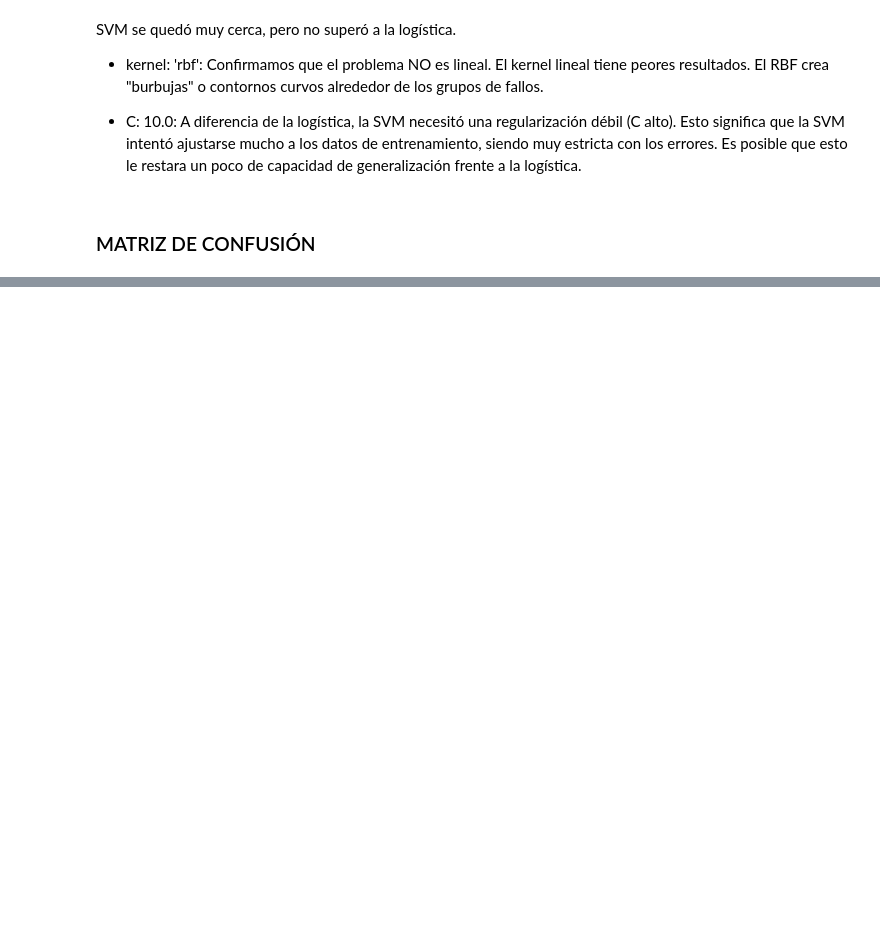
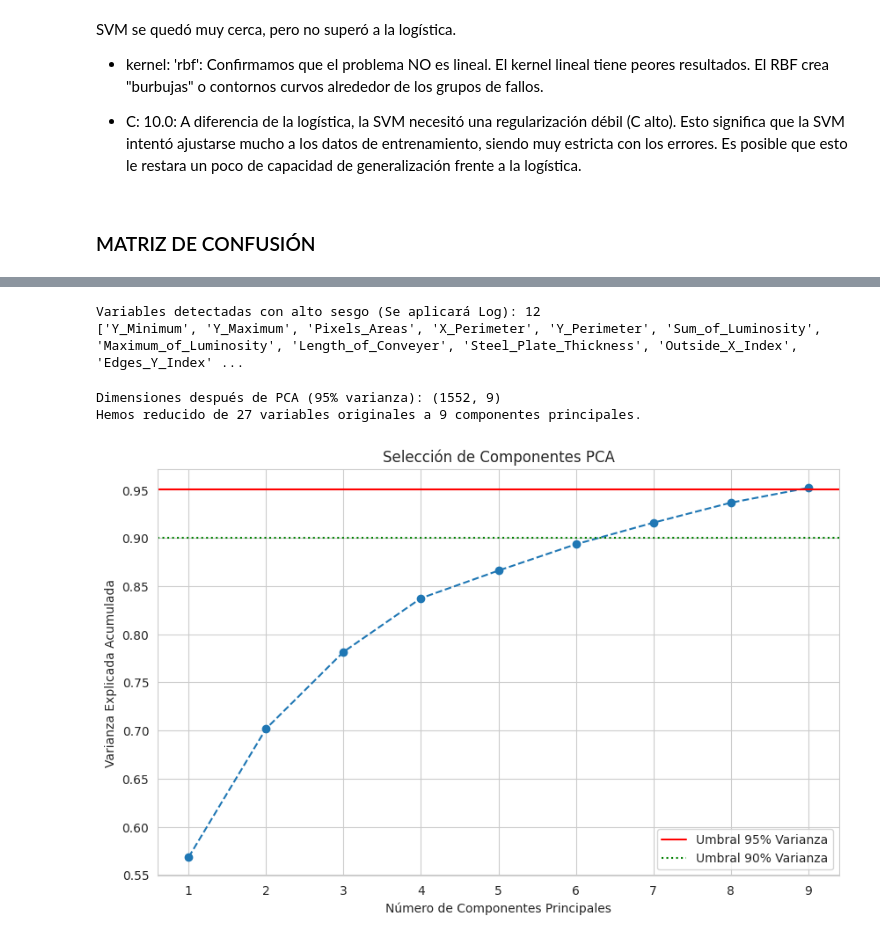
Before and after one commit to JavierRabal/CirceMachineLearning, a Jupyter notebook: Supervisado/S_ejercicio3_R.ipynb, the cells around one changed output, grey strips where cells are left out. Drawn from its saved outputs; the diff is of its cells as text; code cells hidden in the pictures; blank space fills up the shorter version.

```diff
--- a/Supervisado/S_ejercicio3_R.ipynb
+++ b/Supervisado/S_ejercicio3_R.ipynb
@@ -406,0 +466,65 @@ plt.show()
+# %%
+# TRANSFORMACIÓN LOGARÍTMICA (Log-Transform)
+# En lugar de hacerlo a ojo, calculamos el sesgo (skewness) matemáticamente.
+# Si el sesgo es alto (> 0.75), aplicamos logaritmo para "suavizar" la distribución.
+
+# Hacemos una copia para no alterar el original
+X_train_trans = X_train.copy()
+X_test_trans = X_test.copy()
+
+# Calculamos el sesgo en el set de entrenamiento
+skewness = X_train.apply(lambda x: x.skew())
+skewed_features = skewness[abs(skewness) > 0.75].index
+
+print(f"\nVariables detectadas con alto sesgo (Se aplicará Log): {len(skewed_features)}")
+print(list(skewed_features))
+
+# Aplicamos np.log1p (Logaritmo de x+1) para evitar errores con log(0)
+# Aplicamos la misma transformación a Train y Test
+X_train_trans[skewed_features] = np.log1p(X_train_trans[skewed_features])
+X_test_trans[skewed_features] = np.log1p(X_test_trans[skewed_features])
+# %% [output]
+Variables detectadas con alto sesgo (Se aplicará Log): 12
+['Y_Minimum', 'Y_Maximum', 'Pixels_Areas', 'X_Perimeter', 'Y_Perimeter', 'Sum_of_Luminosity', 'Maximum_of_Luminosity', 'Length_of_Conveyer', 'Steel_Plate_Thickness', 'Outside_X_Index', 'Edges_Y_Index' ...
+# %%
+# ESCALADO ROBUSTO (RobustScaler)
+# Usamos RobustScaler para minimizar el impacto de los outliers (este escalador ignora los valores extremos al calcular la escala)
+scaler = RobustScaler()
+
+# Fit solo en train
+X_train_scaled = scaler.fit_transform(X_train_trans)
+X_test_scaled = scaler.transform(X_test_trans)
+# %%
+# PCA (Análisis de Componentes Principales)
+# Queremos conservar el 95% de la varianza
+pca = PCA(n_components=0.95)
+
+# Fit solo en train escalado
+X_train_pca = pca.fit_transform(X_train_scaled)
+X_test_pca = pca.transform(X_test_scaled)
+
+n_components = X_train_pca.shape[1]
+print(f"\nDimensiones después de PCA (95% varianza): {X_train_pca.shape}")
+print(f"Hemos reducido de {X_train.shape[1]} variables originales a {n_components} componentes principales.")
+# %% [output]
+Dimensiones después de PCA (95% varianza): (1552, 9)
+Hemos reducido de 27 variables originales a 9 componentes principales.
+# %%
+#  VISUALIZACIÓN DE VARIANZA ACUMULADA
+plt.figure(figsize=(10, 6))
+
+# Calculamos la varianza acumulada
+cumsum_variance = np.cumsum(pca.explained_variance_ratio_)
+
+plt.plot(range(1, n_components + 1), cumsum_variance, marker='o', linestyle='--')
+plt.axhline(y=0.95, color='r', linestyle='-', label='Umbral 95% Varianza')
+plt.axhline(y=0.90, color='g', linestyle=':', label='Umbral 90% Varianza')
+
+plt.xlabel('Número de Componentes Principales')
+plt.ylabel('Varianza Explicada Acumulada')
+plt.title('Selección de Componentes PCA')
+plt.legend()
+plt.grid(True)
+plt.show()
+# %% [output]
+[figure, added]
```
Also changed, not shown: parts of 21 cells of this notebook, 2 other files.
